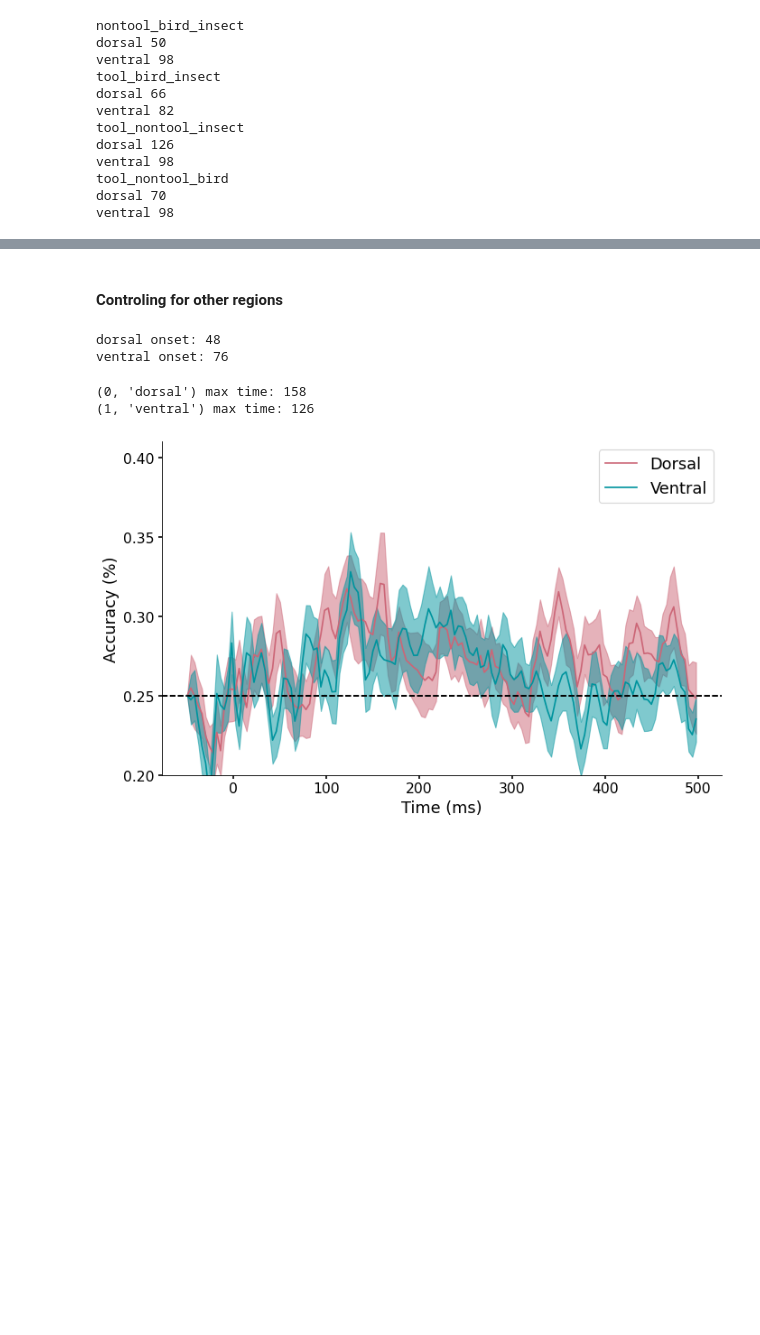
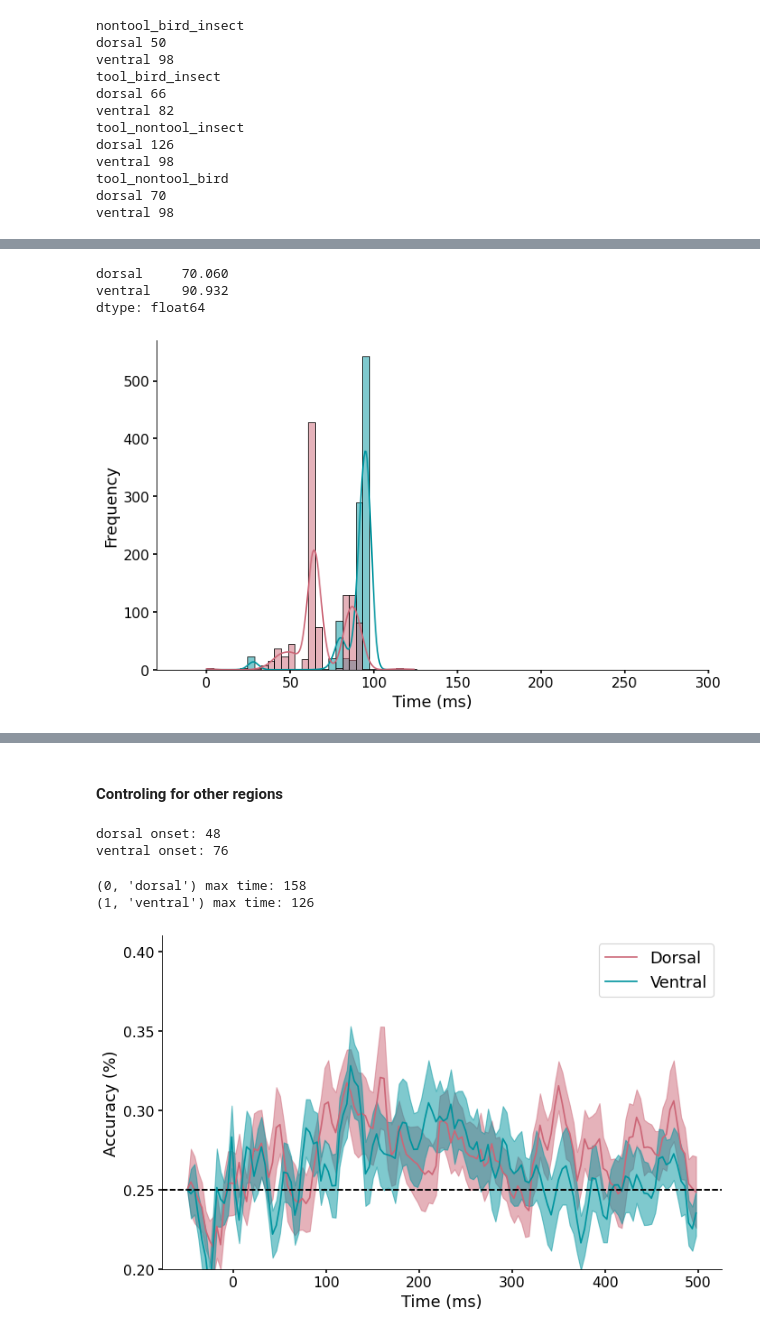
Before and after one commit to vayzenb/pepdoc, a Jupyter notebook: analysis/onset_analysis_figs.ipynb, the cells around one changed output, grey strips where cells are left out. Drawn from its saved outputs; the diff is of its cells as text; code cells hidden in the pictures; blank space fills up the shorter version.

```diff
--- a/analysis/onset_analysis_figs.ipynb
+++ b/analysis/onset_analysis_figs.ipynb
@@ -636,3 +612,65 @@ dtype: float64
+# %%
+"""
+Decoding onset histogram
+With channel resample
+"""
+
+rois = ['dorsal','ventral']
+
+boot_df = pd.DataFrame(columns = rois)
+for roi in rois:
+    #load each rois's boot data
+    roi_df = pd.read_csv(f'{results_dir}/onsets/{roi}_channel_resample_boots.csv')
+
+    #add data to a dataframe
+    boot_df[roi] = roi_df[roi]
+
+
+#boot_df = boot_df.drop(columns = ['occipital'])
+melt_boot = boot_df.melt(var_name='roi', value_name='onset')
+melt_boot['roi'] = melt_boot['roi'].replace({'dorsal':'Dorsal','ventral':'Ventral'})
+
+colors = ['#00949e','#CC6677']
+colors = ['#CC6677','#00949e']
+plt.figure(figsize=(10, 6), dpi=80)
+ax = sns.histplot(data=melt_boot, x = 'onset', binrange = [0,300], bins= 74,hue='roi', legend = False, palette=colors,kde = True, alpha = .5)
+
+
+#sns.move_legend(ax, "upper right",fontsize=16)
+ax.set(
+    xlim=(-30, 300),
+
+)
+#ax.set_xticklabels(fontsize=14)
+#ax.set_yticklabels(fontsize=14)
+plt.xticks(fontsize= 14)
+plt.yticks(fontsize= 14)
+#ax.set_axis_labels(fontsize=16)
+#ax.set_xlabels("Time (ms)",fontsize=16)
+#ax.set_ylabels("Frequency",fontsize=16)
+
+
+plt.xlabel('Time (ms)',fontsize=16)
+plt.ylabel('Frequency',fontsize=16)
+
+plt.xticks(fontsize= 14)
+plt.yticks(fontsize= 14)
+#plt.ylim(-.5,3.8)
+
+ax = plt.gca()
+ax.xaxis.set_tick_params(width=1.5)
+ax.yaxis.set_tick_params(width=1.5)
+ax.spines['top'].set_visible(False)
+ax.spines['right'].set_visible(False)
+#ax.ax.tick_params(width=1.5)
+
+print(boot_df.mean())
+plt.savefig(f'{fig_dir}/decoding_onset_histogram_resampled_channels.png', dpi=300)
+# %% [output]
+dorsal     70.060
+ventral    90.932
+dtype: float64
+[figure, added]
 # %%
 """
 Decoding sig for pairwise comparisons
```
Also changed, not shown: parts of 7 cells of this notebook, 17 other files.
